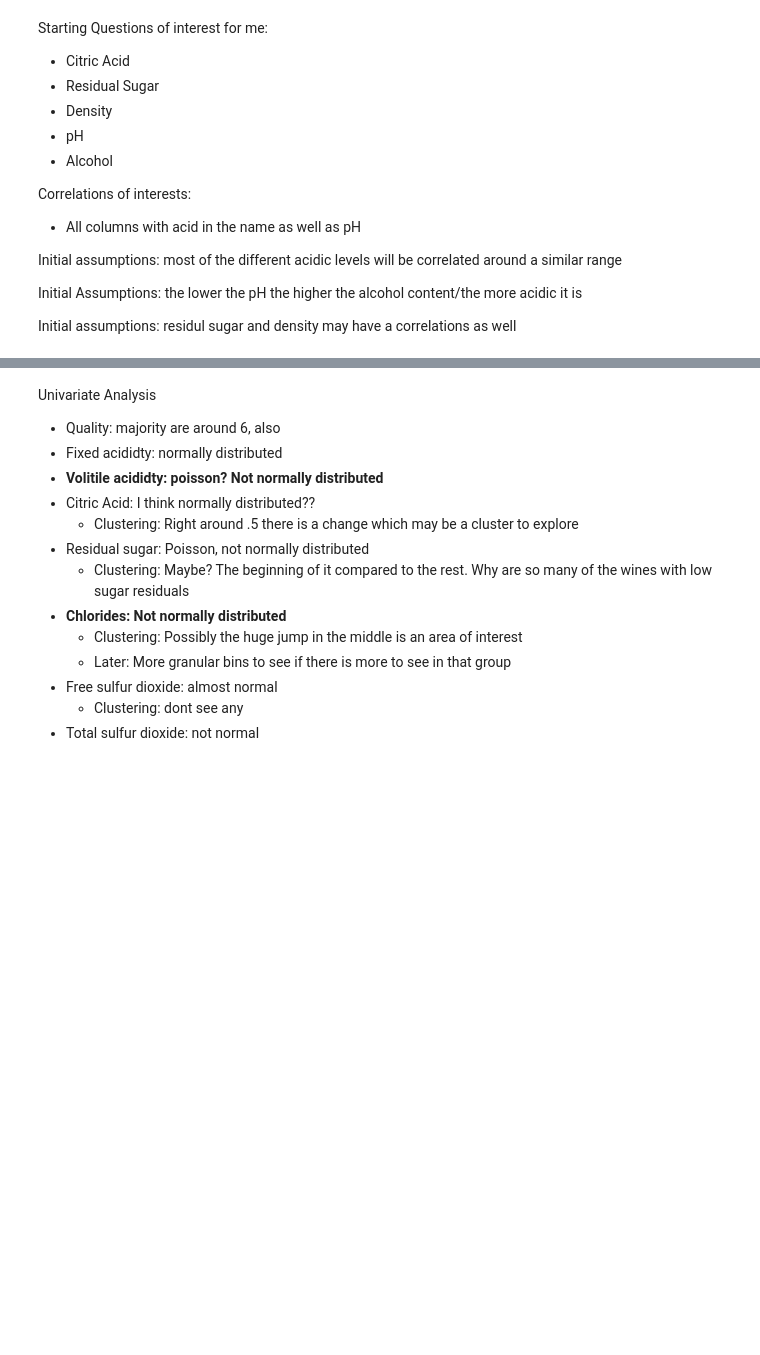
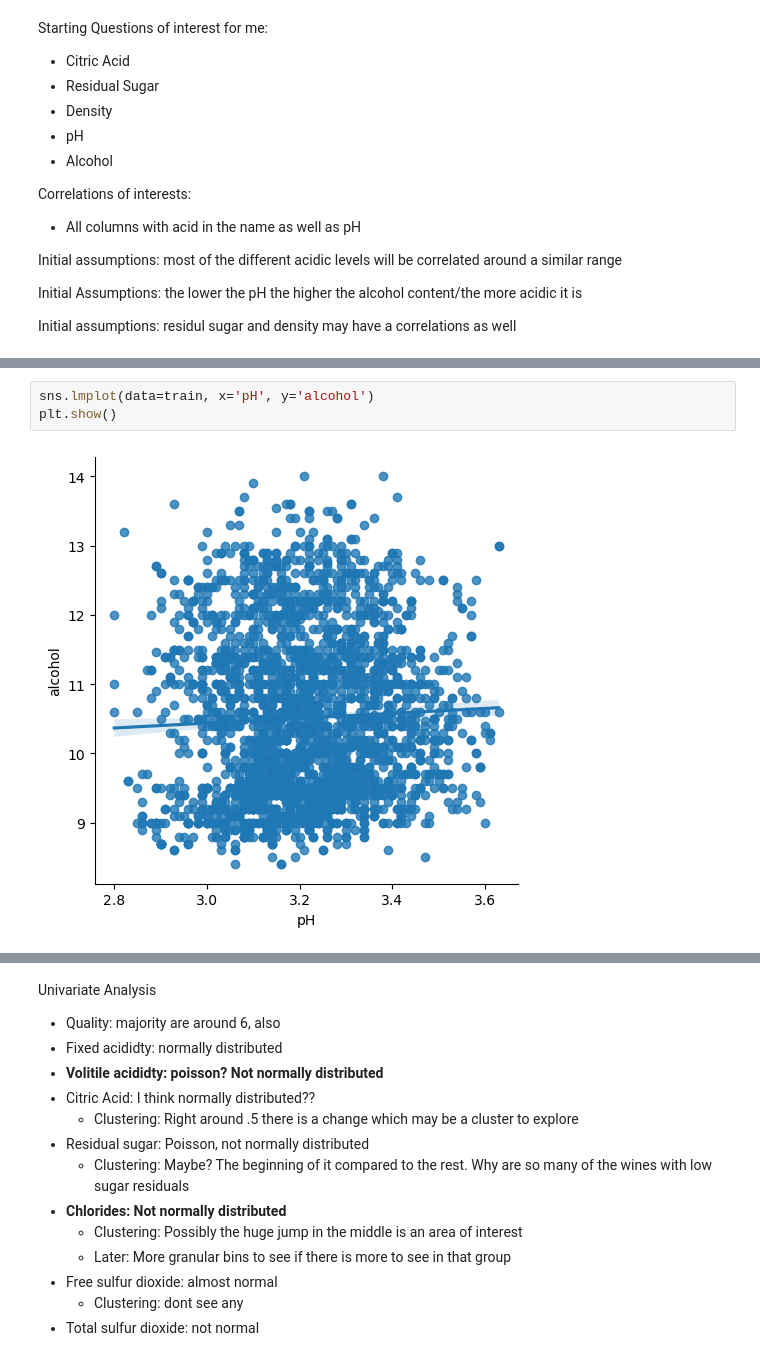
Before and after one commit to aaron-and-caroWINE/wine_clustering_project, a Jupyter notebook: explore_working_am.ipynb, the cells around one changed output, grey strips where cells are left out. Drawn from its saved outputs; the diff is of its cells as text; blank space fills up the shorter version.

```diff
--- a/explore_working_am.ipynb
+++ b/explore_working_am.ipynb
@@ -173,0 +164,5 @@ Initial assumptions: residul sugar and density may have a correlations as well
+# %%
+sns.lmplot(data=train, x='pH', y='alcohol')
+plt.show()
+# %% [output]
+[figure, added]
```
Also changed, not shown: parts of 14 cells of this notebook.
